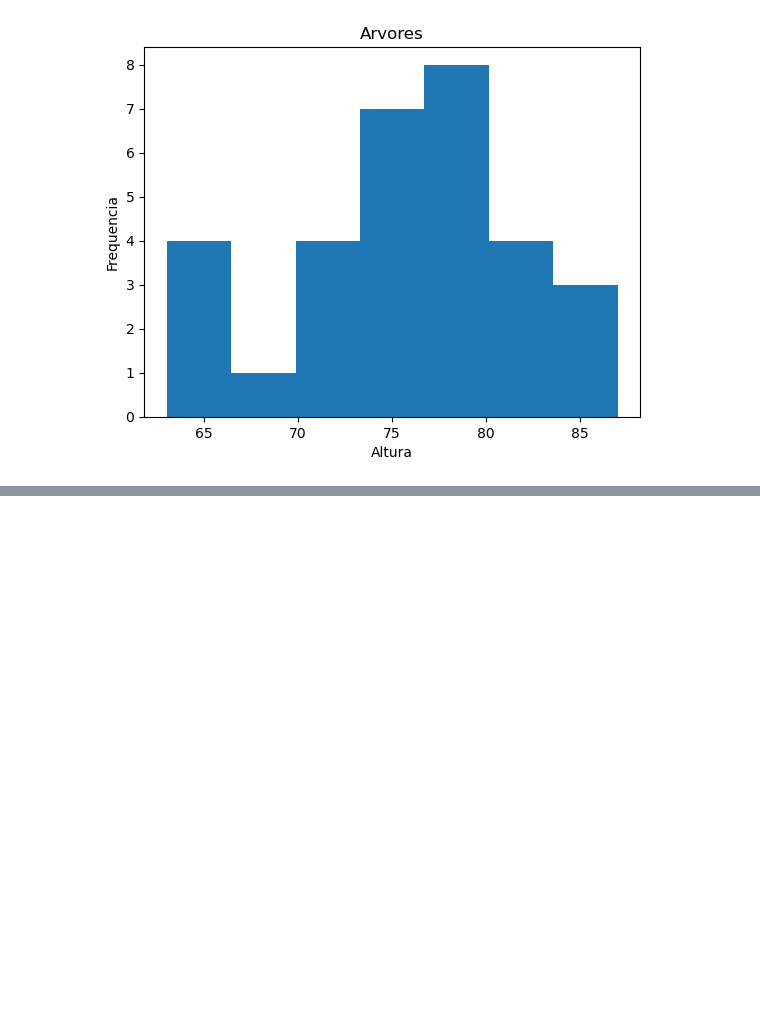
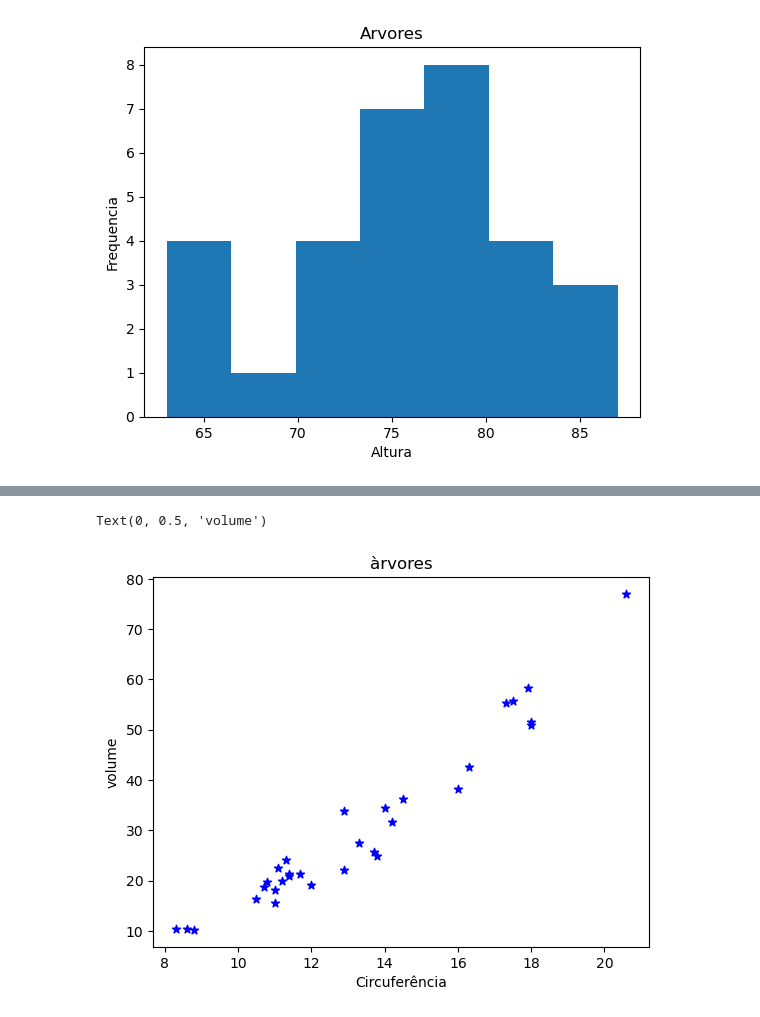
Before and after one commit to eduardonicioli/mineracao_dados, a Jupyter notebook: visualizacao.ipynb, the cells around one changed output, grey strips where cells are left out. Cells and saved outputs as stored; diff of their text form; code cells hidden in the pictures; blank space fills up the shorter version.

Commit message:
add: visualizacao

```diff
--- a/visualizacao.ipynb
+++ b/visualizacao.ipynb
@@ -35,0 +54,8 @@ NameError: name 'sns' is not defined
+# %%
+plt.scatter(x=base.Girth, y=base.Volume, color='blue', marker='*')
+plt.title('àrvores')
+plt.xlabel('Circuferência')
+plt.ylabel('volume')
+# %% [output]
+Text(0, 0.5, 'volume')
+[figure, added]
```
Also changed, not shown: parts of 6 cells of this notebook.
